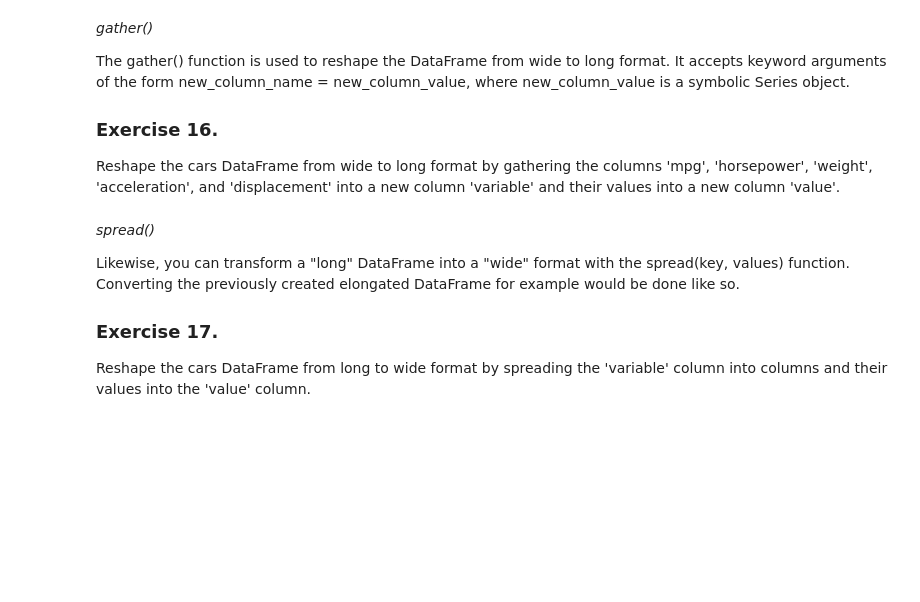
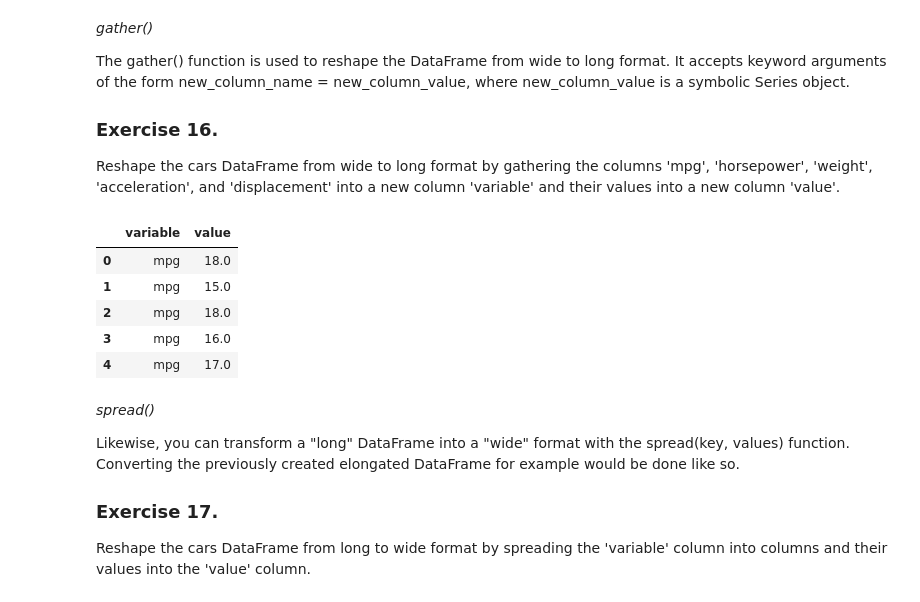
Before and after one commit to bartek00000/descripitve_stat, a Jupyter notebook: Report1.ipynb, the cells around one changed output. Saved outputs shown, nothing was run; the diff lists cells and outputs as text; code cells hidden in the pictures; blank space fills up the shorter version.

```diff
--- a/Report1.ipynb
+++ b/Report1.ipynb
@@ -302,3 +300,12 @@ Reshape the cars DataFrame from wide to long format by gathering the columns 'mp
+# %%
+cars >> gather('variable', 'value', columns=['mpg', 'horsepower', 'weight', 'acceleration', 'displacement']) >> head()
+# %% [output]
+|  | variable | value |
+| 0 | mpg | 18.0 |
+| 1 | mpg | 15.0 |
+| 2 | mpg | 18.0 |
+| 3 | mpg | 16.0 |
+| 4 | mpg | 17.0 |
 # %% [markdown]
 
 *spread()*
```
Also changed, not shown: parts of 9 cells of this notebook.
